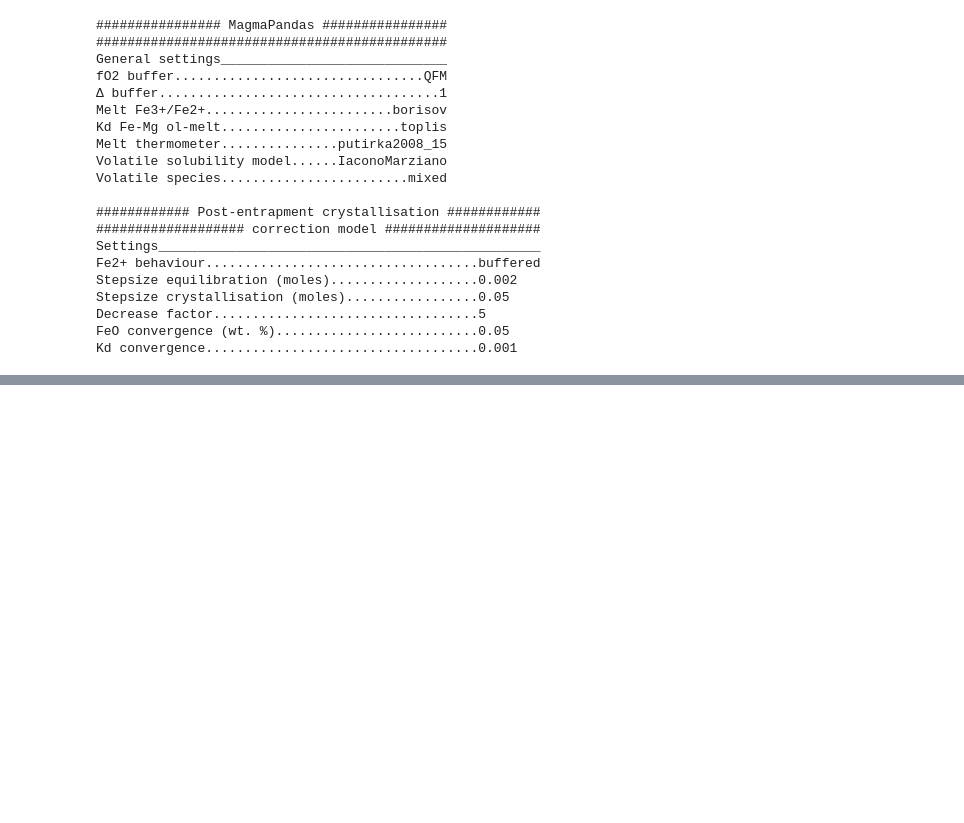
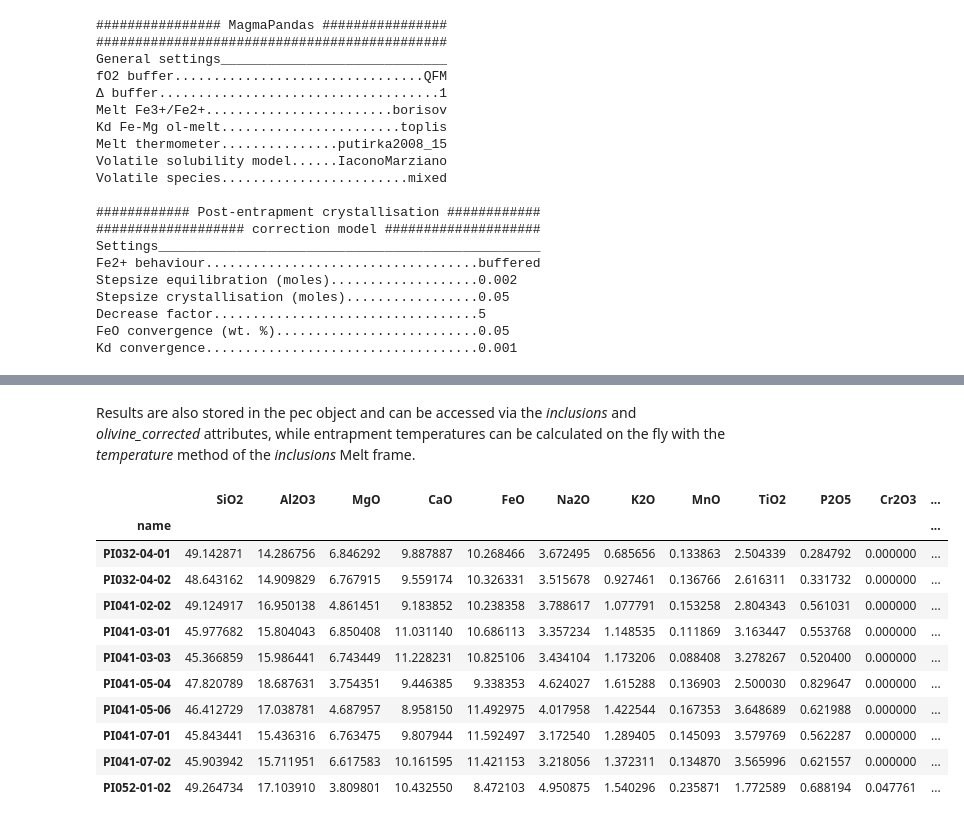
Before and after one commit to fboschetty/MagmaPEC, a Jupyter notebook: docs/source/notebooks/pec_corr.ipynb, the cells around one changed output, grey strips where cells are left out. Saved outputs shown, nothing was run; the diff lists cells and outputs as text; code cells hidden in the pictures; blank space fills up the shorter version.

```diff
--- a/docs/source/notebooks/pec_corr.ipynb
+++ b/docs/source/notebooks/pec_corr.ipynb
@@ -15,0 +20,6 @@ olivine = mp.read_olivine(olivine_file, index_col=["name"])
+# %%
+pressure_file ="./data/pressure.csv"
+
+pressure = pd.read_csv(pressure_file, index_col = ["name"]).squeeze()
+
+pressure
@@ -130,0 +172,2 @@ Kd convergence...................................0.001
+# %%
+pec_model = mpc.PEC_olivine(inclusions=melt, olivines=olivine, P_bar=pressure, FeO_target=FeO_model)
@@ -130,0 +220,17 @@ Kd convergence...................................0.001
+# %% [markdown]
+Results are also stored in the pec object and can be accessed via the *inclusions* and *olivine_corrected* attributes, while entrapment temperatures can be calculated on the fly with the *temperature* method of the *inclusions* Melt frame.
+# %%
+pec_model.inclusions
+# %% [output]
+|  | SiO2 | Al2O3 | MgO | CaO | FeO | Na2O | K2O | MnO | TiO2 | P2O5 | Cr2O3 | ... |
+| name |  |  |  |  |  |  |  |  |  |  |  | ... |
+| PI032-04-01 | 49.142871 | 14.286756 | 6.846292 | 9.887887 | 10.268466 | 3.672495 | 0.685656 | 0.133863 | 2.504339 | 0.284792 | 0.000000 | ... |
+| PI032-04-02 | 48.643162 | 14.909829 | 6.767915 | 9.559174 | 10.326331 | 3.515678 | 0.927461 | 0.136766 | 2.616311 | 0.331732 | 0.000000 | ... |
+| PI041-02-02 | 49.124917 | 16.950138 | 4.861451 | 9.183852 | 10.238358 | 3.788617 | 1.077791 | 0.153258 | 2.804343 | 0.561031 | 0.000000 | ... |
+| PI041-03-01 | 45.977682 | 15.804043 | 6.850408 | 11.031140 | 10.686113 | 3.357234 | 1.148535 | 0.111869 | 3.163447 | 0.553768 | 0.000000 | ... |
+| PI041-03-03 | 45.366859 | 15.986441 | 6.743449 | 11.228231 | 10.825106 | 3.434104 | 1.173206 | 0.088408 | 3.278267 | 0.520400 | 0.000000 | ... |
+| PI041-05-04 | 47.820789 | 18.687631 | 3.754351 | 9.446385 | 9.338353 | 4.624027 | 1.615288 | 0.136903 | 2.500030 | 0.829647 | 0.000000 | ... |
+| PI041-05-06 | 46.412729 | 17.038781 | 4.687957 | 8.958150 | 11.492975 | 4.017958 | 1.422544 | 0.167353 | 3.648689 | 0.621988 | 0.000000 | ... |
+| PI041-07-01 | 45.843441 | 15.436316 | 6.763475 | 9.807944 | 11.592497 | 3.172540 | 1.289405 | 0.145093 | 3.579769 | 0.562287 | 0.000000 | ... |
+| PI041-07-02 | 45.903942 | 15.711951 | 6.617583 | 10.161595 | 11.421153 | 3.218056 | 1.372311 | 0.134870 | 3.565996 | 0.621557 | 0.000000 | ... |
+| PI052-01-02 | 49.264734 | 17.103910 | 3.809801 | 10.432550 | 8.472103 | 4.950875 | 1.540296 | 0.235871 | 1.772589 | 0.688194 | 0.047761 | ... |
```
Also changed, not shown: parts of 13 cells of this notebook, 2 other files.
